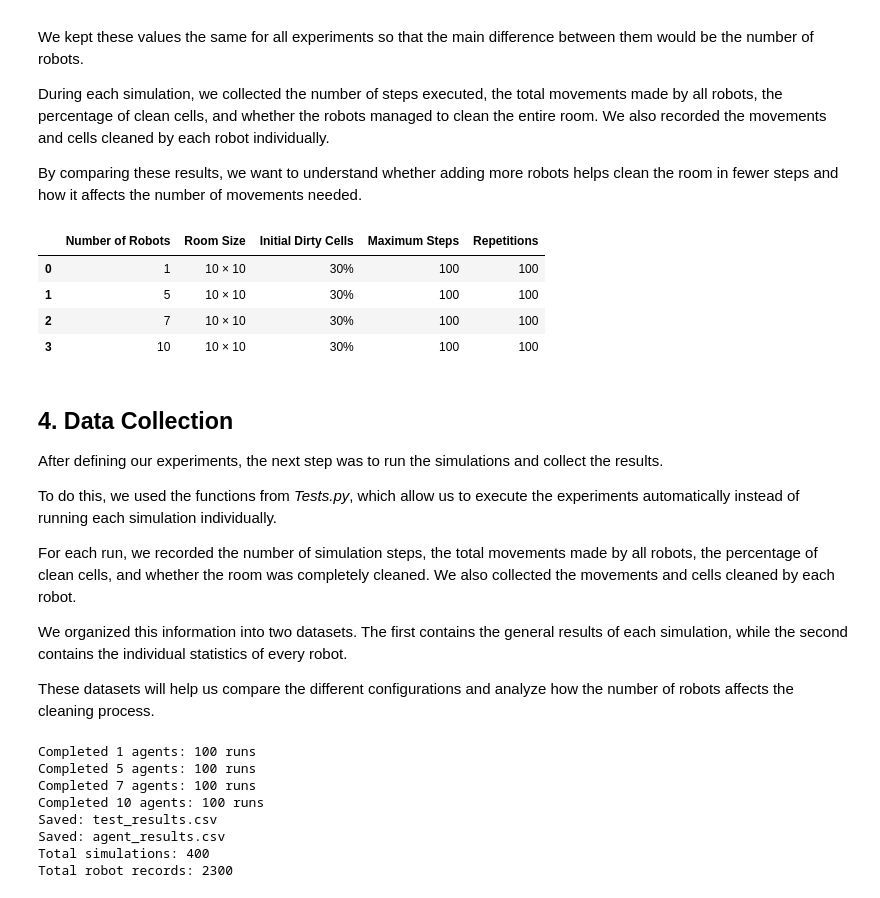
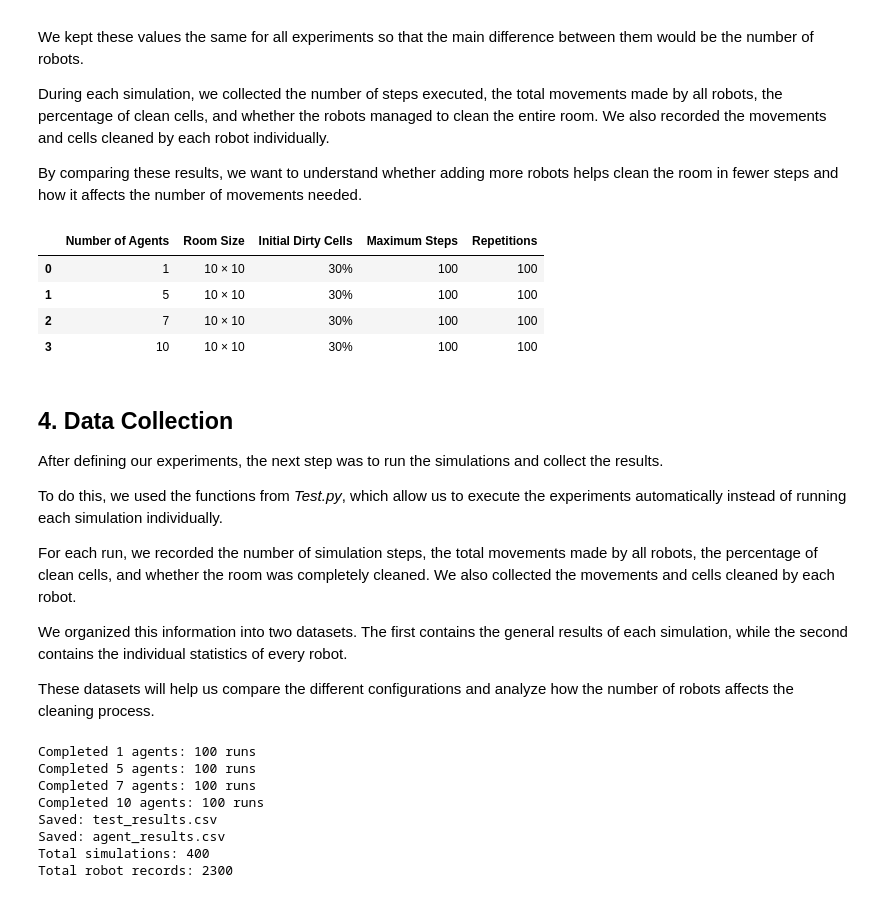
Before and after one commit to Adrisandoval2006/M1-Activity, a Jupyter notebook: Analysis.ipynb, the cells around one changed output. Cells and saved outputs as stored; diff of their text form; code cells hidden in the pictures.

```diff
--- a/Analysis.ipynb
+++ b/Analysis.ipynb
@@ -60,17 +60,17 @@ By comparing these results, we want to understand whether adding more robots hel
 # %%
 import pandas as pd
 
 experiments = pd.DataFrame({
-    "Number of Robots": [1, 5, 7, 10],
+    "Number of Agents": [1, 5, 7, 10],
     "Room Size": ["10 × 10"] * 4,
     "Initial Dirty Cells": ["30%"] * 4,
     "Maximum Steps": [100] * 4,
     "Repetitions": [100] * 4
 })
 
 display(experiments)
 # %% [output]
-|  | Number of Robots | Room Size | Initial Dirty Cells | Maximum Steps | Repetitions |
+|  | Number of Agents | Room Size | Initial Dirty Cells | Maximum Steps | Repetitions |
 | 0 | 1 | 10 × 10 | 30% | 100 | 100 |
 | 1 | 5 | 10 × 10 | 30% | 100 | 100 |
 | 2 | 7 | 10 × 10 | 30% | 100 | 100 |
@@ -80,7 +80,7 @@ display(experiments)
 
 After defining our experiments, the next step was to run the simulations and collect the results.
 
-To do this, we used the functions from *Tests.py*, which allow us to execute the experiments automatically instead of running each simulation individually.
+To do this, we used the functions from *Test.py*, which allow us to execute the experiments automatically instead of running each simulation individually.
 
 For each run, we recorded the number of simulation steps, the total movements made by all robots, the percentage of clean cells, and whether the room was completely cleaned. We also collected the movements and cells cleaned by each robot.
 
```
Also changed, not shown: parts of 12 cells of this notebook, 2 other files.
